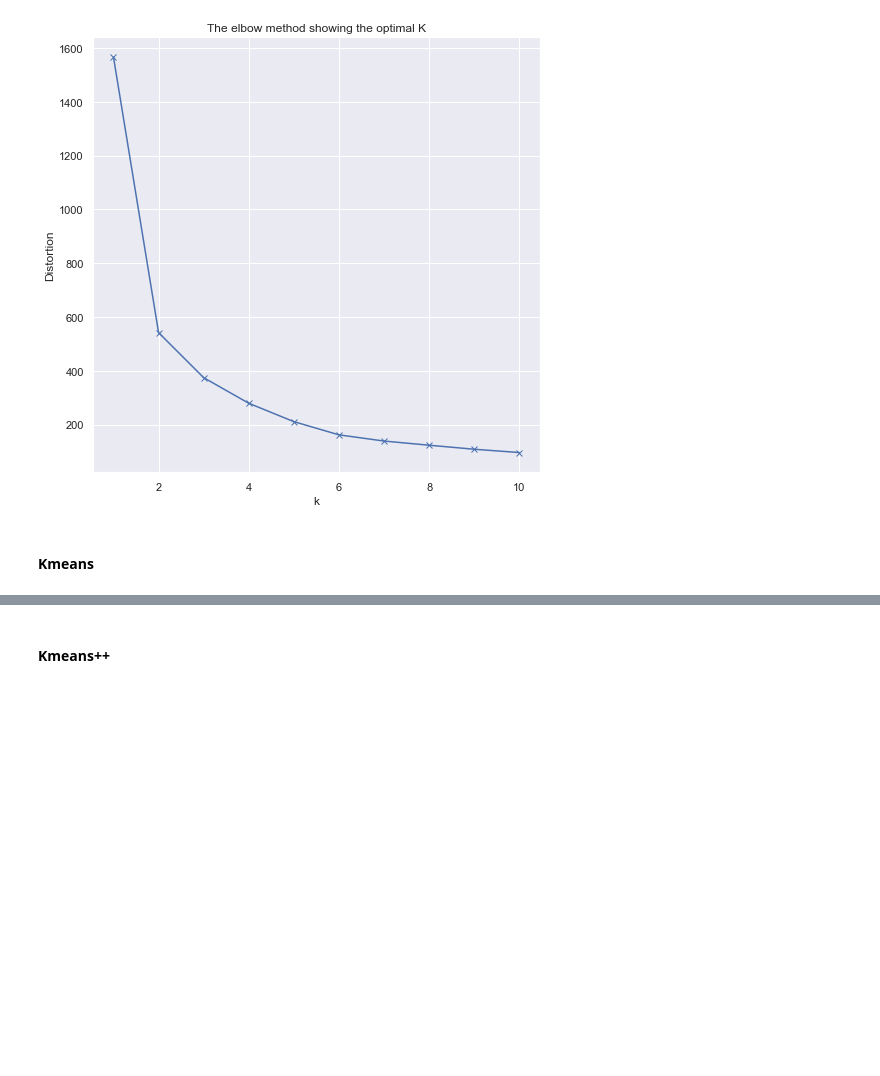
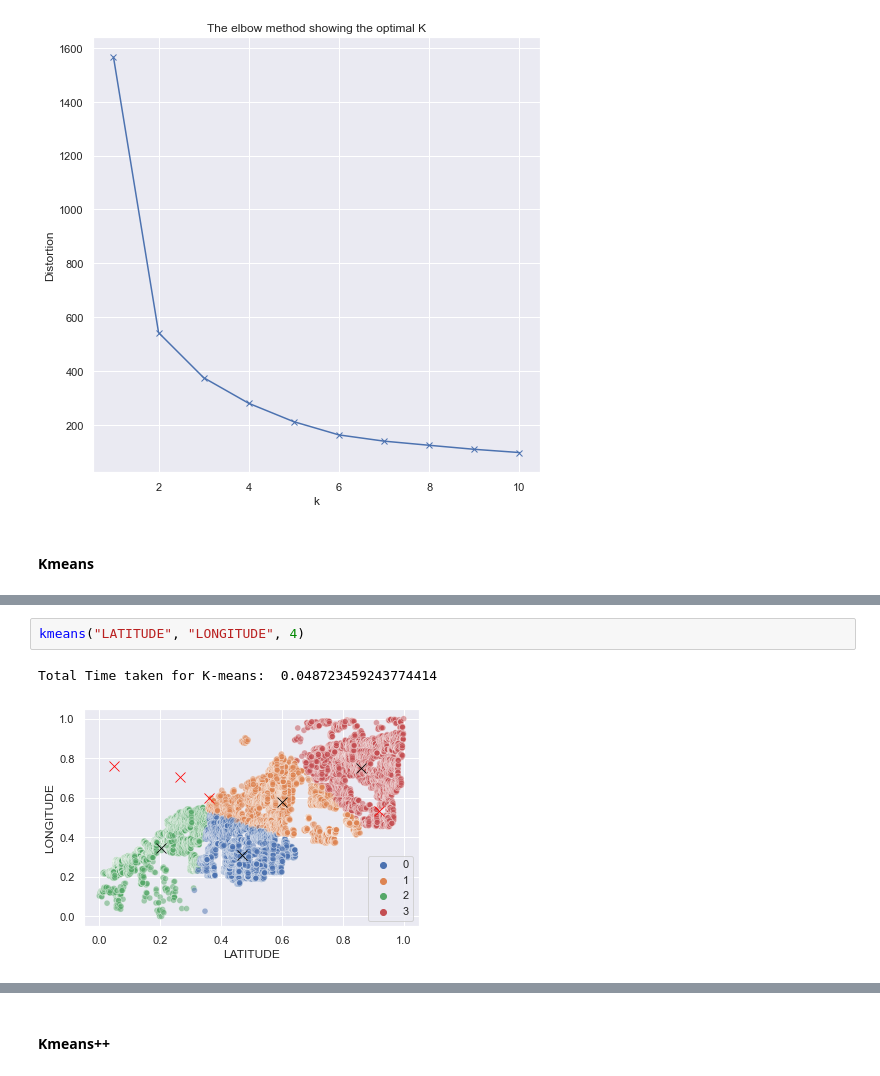
Before and after one commit to S-Samiksha/ClusteringAnalysis, a Jupyter notebook: Kmeans and Kmeans++.ipynb, the cells around one changed output, grey strips where cells are left out. Saved outputs shown, nothing was run; the diff lists cells and outputs as text; blank space fills up the shorter version.

```diff
--- a/Kmeans and Kmeans++.ipynb
+++ b/Kmeans and Kmeans++.ipynb
@@ -144,0 +155,5 @@ Total Time taken for K-means:  0.02498912811279297
+# %%
+kmeans("LATITUDE", "LONGITUDE", 4)
+# %% [output]
+Total Time taken for K-means:  0.048723459243774414
+[figure, added]
```
Also changed, not shown: parts of 23 cells of this notebook.
